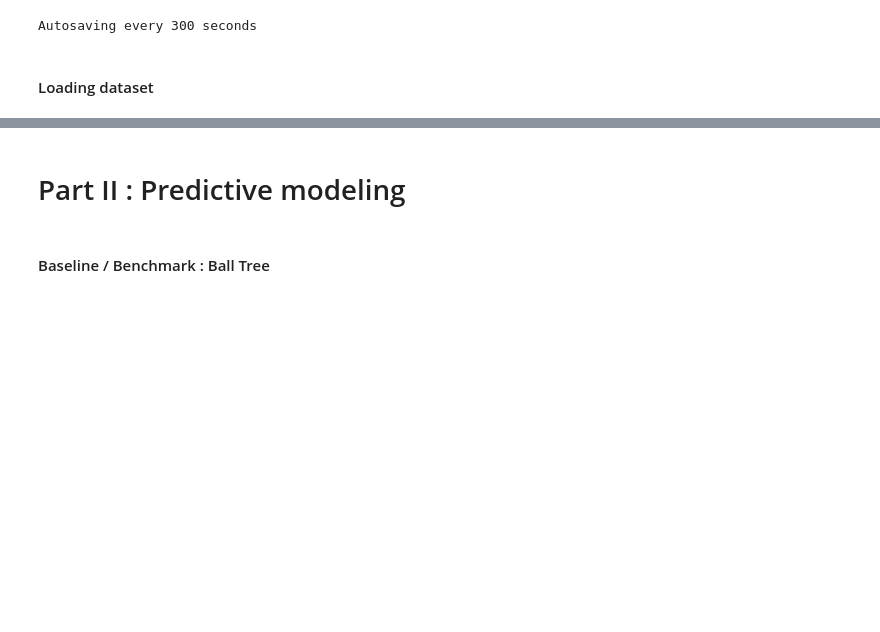
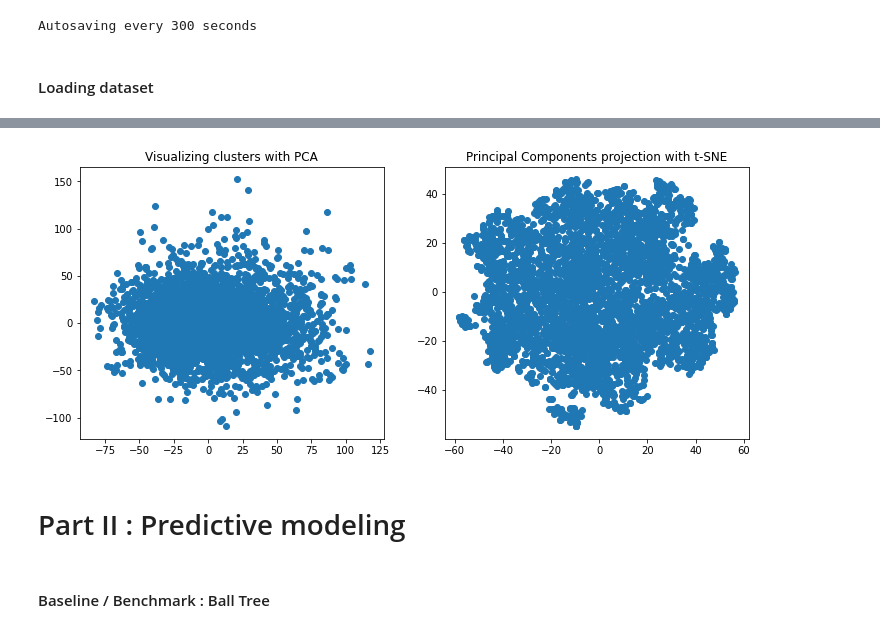
Before and after one commit to oumeima-elgharbi/ChallengeData_CanYouPredictTheTide, a Jupyter notebook: trying_models.ipynb, the cells around one changed output, grey strips where cells are left out. Cells and saved outputs as stored; diff of their text form; code cells hidden in the pictures; blank space fills up the shorter version.

```diff
--- a/trying_models.ipynb
+++ b/trying_models.ipynb
@@ -73,3 +239,28 @@ array([-0.45637918, -0.532156  , -0.61048055, ...,  0.75181955,
+# %%
+tsne = TSNE(n_components=2, init='pca', learning_rate='auto')
+X_tsne = tsne.fit_transform(X_train_std)
+# %%
+def display_pca_tsne(X_pca, X_tsne):
+    """
+    :param X_pca:
+    :param X_tsne:
+    :param cls:
+    :return:
+    """
+    fig = plt.figure(figsize=(12, 5))
+
+    ax = fig.add_subplot(121)  # 1 en ordonnée / 2 en abcs / celle là la premiere
+    ax.scatter(x=X_pca[:, 0], y=X_pca[:, 1])  # colorier en fct etiquette deu clusterning
+    plt.title("Visualizing clusters with PCA")
+
+    ax = fig.add_subplot(122)  # 1 en ordonnée / 2 en abcs / celle là la premiere
+    ax.scatter(x=X_tsne[:, 0], y=X_tsne[:, 1])  # palette=sns.color_palette("hls", n_colors=num_clusters)
+    plt.title('Principal Components projection with t-SNE')
+# %%
+#hierarchical_cls_sample.labels_
+display_pca_tsne(X_train_std_pca, X_tsne)
+# %% [output]
+[figure, added]
 # %% [markdown]
 # Part II : Predictive modeling
 # %% [markdown]
```
Also changed, not shown: parts of 29 cells of this notebook.
